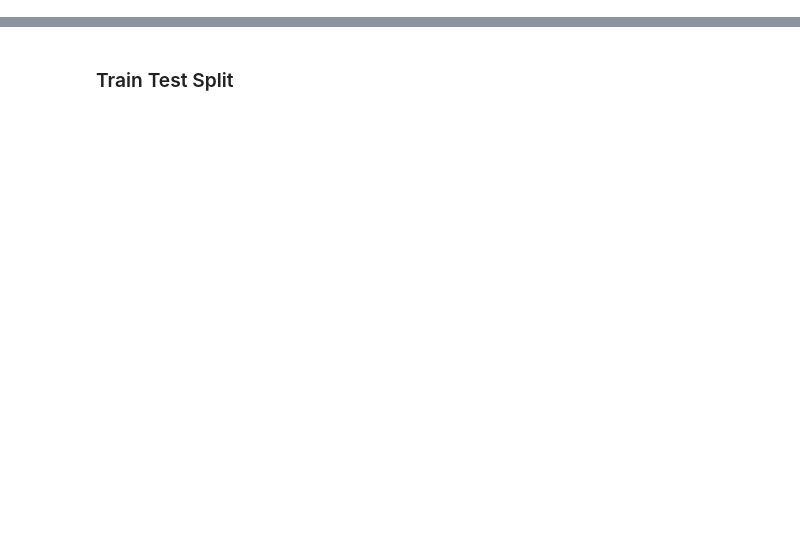
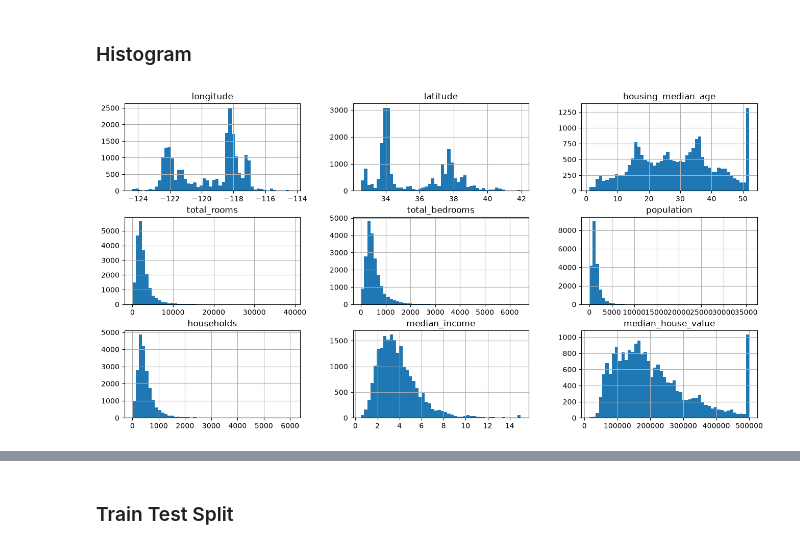
Before and after one commit to VallarasuS/ml-notes, a Jupyter notebook: data.ipynb, the cells around one changed output, grey strips where cells are left out. Saved outputs shown, nothing was run; the diff lists cells and outputs as text; code cells hidden in the pictures; blank space fills up the shorter version.

```diff
--- a/data.ipynb
+++ b/data.ipynb
@@ -9,12 +36,9 @@ df.info()
+# %% [markdown]
+### Histogram
 # %%
 import matplotlib.pyplot as plt
-import seaborn as sns
 
-num_df = df[["housing_median_age", "total_rooms", "total_bedrooms", "median_income", "median_house_value"]]
-
-# sns.pairplot(data=num_df)
-df.hist(bins=50, figsize=(12,8))
+df.hist(bins=50, figsize=(16,8))
 plt.show()
-
-# df.hist(bins=50, figsize=(12,8))
-# plt.show()
+# %% [output]
+[figure, added]
```
Also changed, not shown: parts of 9 cells of this notebook, 2 other files.
